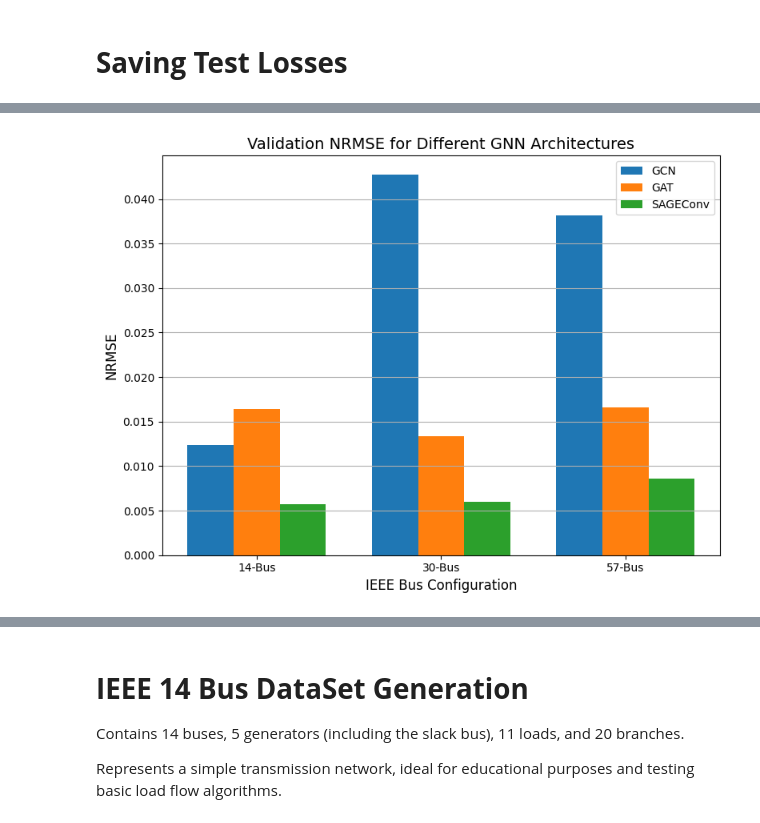
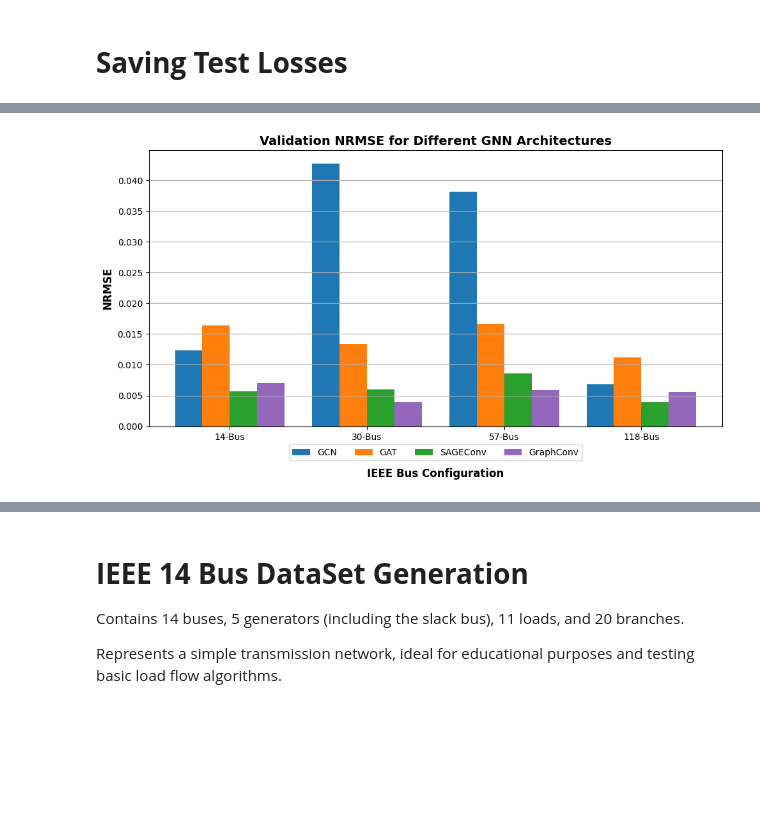
Before and after one commit to Amirtalebi83/GNN-OptimalPowerFlow, a Jupyter notebook: jupyter notebook/GNNPowerFlow.ipynb, the cells around one changed output, grey strips where cells are left out. Cells and saved outputs as stored; diff of their text form; code cells hidden in the pictures; blank space fills up the shorter version.

```diff
--- a/jupyter notebook/GNNPowerFlow.ipynb
+++ b/jupyter notebook/GNNPowerFlow.ipynb
@@ -1237,55 +1238,72 @@ Test loss file saved successfully as '[30 bus] Test Losses.xlsx'!
 # %%
 import matplotlib.pyplot as plt
 import numpy as np
 
-bus_labels = ['14-Bus', '30-Bus', '57-Bus']
-architectures = ['GCN', 'GAT', 'SAGEConv']
+# Define IEEE Bus Configurations and Architectures
+bus_labels = ['14-Bus', '30-Bus', '57-Bus', '118-Bus']
+architectures = ['GCN', 'GAT', 'SAGEConv', 'GraphConv']
 
-# NRMSE values
-nrmse_gcn = [0.012362285, 0.0427363, 0.03815669]
-nrmse_gat = [0.016432231, 0.013373861, 0.016616212]
-nrmse_sage = [0.005703607, 0.005999, 0.008594311]
+# Updated NRMSE values with 118-Bus results
+nrmse_gcn = [0.012362285, 0.0427363, 0.03815669, 0.00682]
+nrmse_gat = [0.016432231, 0.013373861, 0.016616212, 0.011174198]
+nrmse_sage = [0.005703607, 0.005999, 0.008594311, 0.0038921458]
+nrmse_gconv = [0.007004783,0.003872,0.005915,0.0055538444]
 
-# Average Test Loss values
-test_loss_gcn = [0.374235839, 0.21998959, 0.168703066]
-test_loss_gat = [0.36764085, 0.187250957, 0.176883805]
-test_loss_sage = [0.364980724, 0.22478529, 0.196745549]
+# Updated Average Test Loss values with 118-Bus results
+test_loss_gcn = [0.374235839, 0.21998959, 0.168703066, 0.332331143]
+test_loss_gat = [0.36764085, 0.187250957, 0.176883805, 0.355705849]
+test_loss_sage = [0.364980724, 0.22478529, 0.196745549, 0.326216]
+test_loss_gconv = [0.297527305,0.158992729,0.1343577,0.176189674]
 
-# R^2 Score values
-r2_gcn = [0.996812642, 0.983492, 0.995369792]
-r2_gat = [0.919484258, 0.981958151, 0.998162866]
-r2_sage = [0.994727194, 0.981989, 0.99845767]
+# Updated R^2 Score values with 118-Bus results
+r2_gcn = [0.996812642, 0.983492, 0.995369792, 0.998006]
+r2_gat = [0.919484258, 0.981958151, 0.998162866, 0.997882187]
+r2_sage = [0.994727194, 0.981989, 0.99845767, 0.998060763]
+r2_gconv = [0.9950912,0.98144,0.998391,0.998040080070495]
 
 # Define colors for each architecture
-colors = ['#1f77b4', '#ff7f0e', '#2ca02c']  # Blue, Orange, Green
+colors = ['#1f77b4', '#ff7f0e', '#2ca02c', '#9467bd']  # Blue, Orange, Green, Purple
 
 # Define the x-axis positions and bar width
 x = np.arange(len(bus_labels))
-width = 0.25
+width = 0.2
 
-# Function to create a grouped bar plot
-def create_grouped_bar_plot(data_gcn, data_gat, data_sage, ylabel, title, filename):
-    plt.figure(figsize=(8, 6))
-    plt.bar(x - width, data_gcn, width, label='GCN', color=colors[0])
-    plt.bar(x, data_gat, width, label='GAT', color=colors[1])
-    plt.bar(x + width, data_sage, width, label='SAGEConv', color=colors[2])
+# Function to create a grouped bar plot with legend below the figure and x-axis label below the legend
+def create_grouped_bar_plot(data_gcn, data_gat, data_sage, data_gconv, ylabel, title, filename):
+    plt.figure(figsize=(10, 6))
+    plt.bar(x - 1.5 * width, data_gcn, width, label='GCN', color=colors[0])
+    plt.bar(x - 0.5 * width, data_gat, width, label='GAT', color=colors[1])
+    plt.bar(x + 0.5 * width, data_sage, width, label='SAGEConv', color=colors[2])
+    plt.bar(x + 1.5 * width, data_gconv, width, label='GraphConv', color=colors[3])
 
-    # Add labels and title
-    plt.xlabel('IEEE Bus Configuration', fontsize=12)
-    plt.ylabel(ylabel, fontsize=12)
-    plt.title(title, fontsize=14)
+    # Add title and ylabel
+    plt.title(title, fontsize=14,fontweight='bold')
+    plt.ylabel(ylabel, fontsize=12, fontweight='bold')
+
+    # Add x-axis tick labels without xlabel here
     plt.xticks(x, bus_labels)
-    plt.legend()
+
+    # Add grid lines for clarity
     plt.grid(axis='y')
 
+    # Adjust the legend placement to be below the plot
+    plt.legend(loc='upper center', bbox_to_anchor=(0.5, -0.05), ncol=4, fontsize=10)
+
+    # Make y-axis ticks bold
+    #plt.tick_params(axis='x', labelsize=12, labelweight='bold')
+    #plt.tick_params(axis='y', labelsize=6, labelweight='bold')
+
+    # Adjust layout to place xlabel below the legend
+    plt.tight_layout(rect=[0, 0.1, 1, 1])  # Create extra space for xlabel
+    plt.xlabel('IEEE Bus Configuration', fontsize=12, labelpad=30,fontweight='bold')
+
     # Save the figure
-    plt.tight_layout()
-    plt.savefig(filename, dpi=300)
+    plt.savefig(filename, dpi=300, bbox_inches='tight')
     plt.show()
 
 # Create plots for each metric
-create_grouped_bar_plot(nrmse_gcn, nrmse_gat, nrmse_sage, 'NRMSE', 'Validation NRMSE for Different GNN Architectures', 'nrmse_comparison.png')
-create_grouped_bar_plot(test_loss_gcn, test_loss_gat, test_loss_sage, 'Average Test Loss', 'Average Test Loss across Different Datasets', 'test_loss_comparison.png')
-create_grouped_bar_plot(r2_gcn, r2_gat, r2_sage, 'R^2 Score', 'R^2 Scores for Different GNN Architectures', 'r2_comparison.png')
+create_grouped_bar_plot(nrmse_gcn, nrmse_gat, nrmse_sage, nrmse_gconv, 'NRMSE', 'Validation NRMSE for Different GNN Architectures', 'nrmse_comparison_updated.png')
+create_grouped_bar_plot(test_loss_gcn, test_loss_gat, test_loss_sage, test_loss_gconv, 'Average Test Loss', 'Average Test Loss across Different Datasets', 'test_loss_comparison_updated.png')
+create_grouped_bar_plot(r2_gcn, r2_gat, r2_sage, r2_gconv, 'R^2 Score', 'R^2 Scores for Different GNN Architectures', 'r2_comparison_updated.png')
 # %% [output]
-[figure, old version]
+[figure, new version]
```
Also changed, not shown: parts of 30 cells of this notebook.
